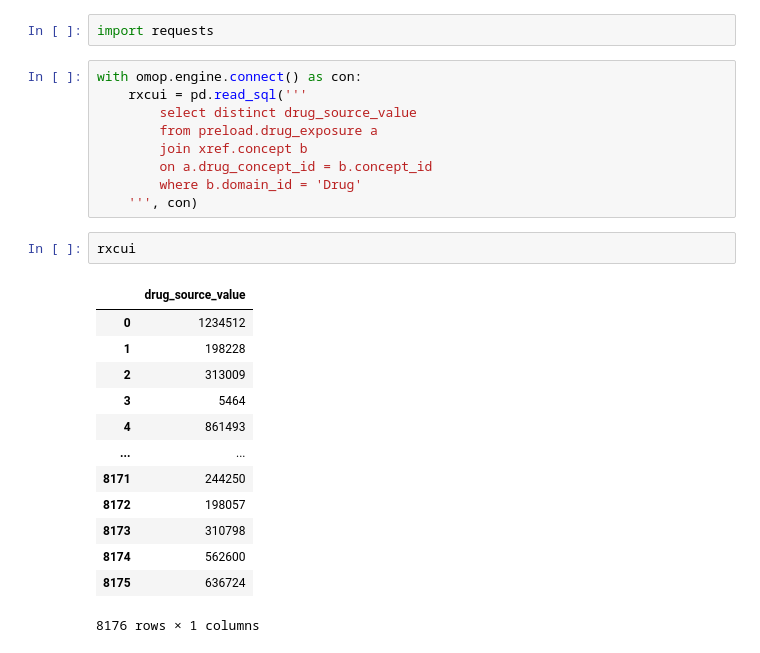
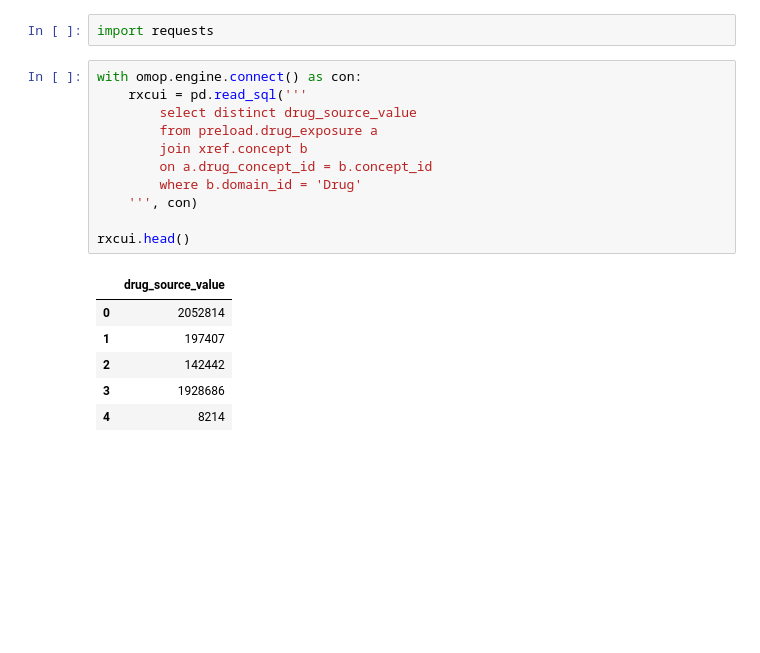
Before and after one commit to yankuic/omop_etl, a Jupyter notebook: validation/domain_id.ipynb, the cells around one changed output. Cells and saved outputs as stored; diff of their text form; blank space fills up the shorter version.

```diff
--- a/validation/domain_id.ipynb
+++ b/validation/domain_id.ipynb
@@ -168,25 +168,18 @@ import requests
 # %%
 with omop.engine.connect() as con:
     rxcui = pd.read_sql('''
         select distinct drug_source_value
         from preload.drug_exposure a
         join xref.concept b
         on a.drug_concept_id = b.concept_id
         where b.domain_id = 'Drug'
     ''', con)
+
+rxcui.head()
+# %% [output]
+|  | drug_source_value |
+| 0 | 2052814 |
+| 1 | 197407 |
+| 2 | 142442 |
+| 3 | 1928686 |
+| 4 | 8214 |
-# %%
-rxcui
-# %% [output]
-|  | drug_source_value |
-| 0 | 1234512 |
-| 1 | 198228 |
-| 2 | 313009 |
-| 3 | 5464 |
-| 4 | 861493 |
-| ... | ... |
-| 8171 | 244250 |
-| 8172 | 198057 |
-| 8173 | 310798 |
-| 8174 | 562600 |
-| 8175 | 636724 |
-8176 rows × 1 columns
```
Also changed, not shown: parts of 13 cells of this notebook, 5 other files.
